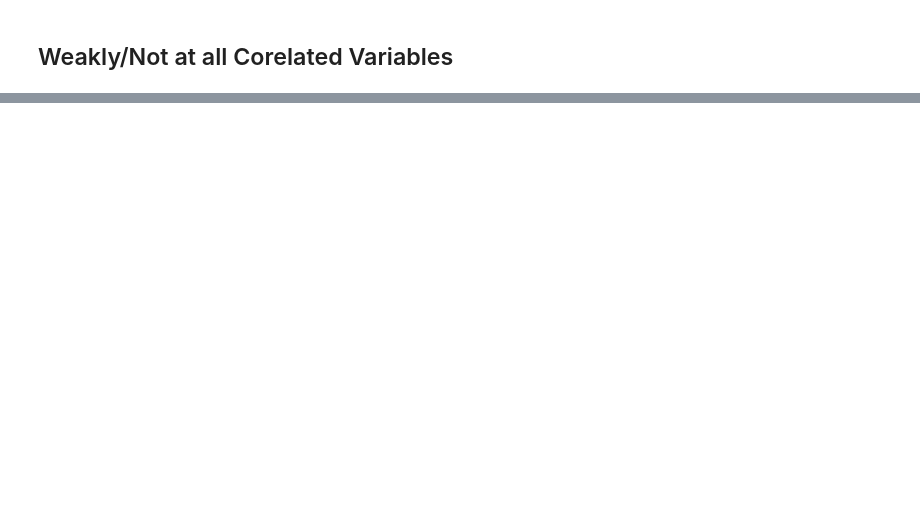
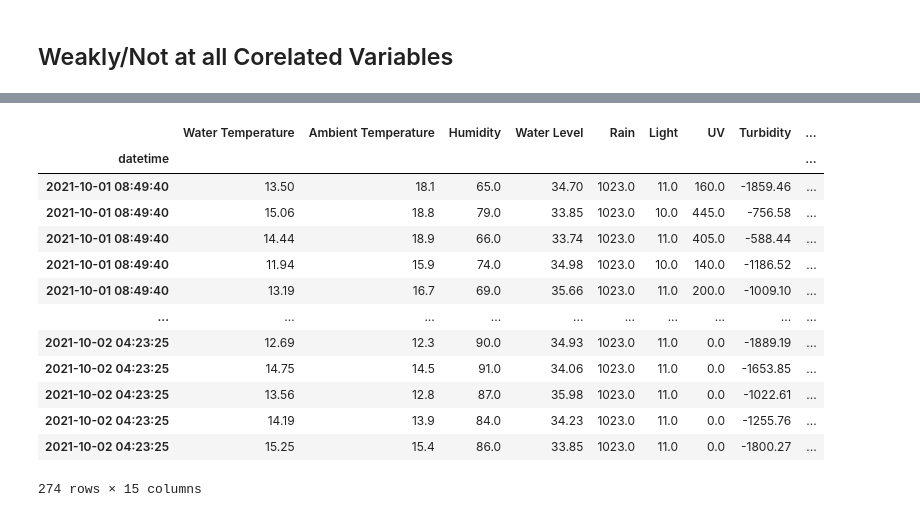
Before and after one commit to open-pisciculture/pisciculture-db, a Jupyter notebook: data_analysis.ipynb, the cells around one changed output, grey strips where cells are left out. Cells and saved outputs as stored; diff of their text form; code cells hidden in the pictures; blank space fills up the shorter version.

Commit message:
Added Data from 3/Nov/2021

```diff
--- a/data_analysis.ipynb
+++ b/data_analysis.ipynb
@@ -65,0 +87,8 @@ scatter.set_xlim(left=25, right=40)
+# %%
+video_df = pd.read_csv('video_data_firstTry.csv')
+video_df["datetime"] = pd.to_datetime(video_df["timestamp"])
+del video_df["timestamp"]
+video_df["approx datetime"] = video_df["datetime"].round('5min') # redondeamos a los 5 mins más cercanos (frec. de los videos)
+# video_df = video_df.set_index('datetime')
+
+# video_df = video_df.sort_index()
@@ -65,0 +115,18 @@ scatter.set_xlim(left=25, right=40)
+# %%
+merged_df = pd.merge(df, video_df, how='inner', left_index=True, right_index=True)
+merged_df
+# %% [output]
+|  | Water Temperature | Ambient Temperature | Humidity | Water Level | Rain | Light | UV | Turbidity | ... |
+| datetime |  |  |  |  |  |  |  |  | ... |
+| 2021-10-01 08:49:40 | 13.50 | 18.1 | 65.0 | 34.70 | 1023.0 | 11.0 | 160.0 | -1859.46 | ... |
+| 2021-10-01 08:49:40 | 15.06 | 18.8 | 79.0 | 33.85 | 1023.0 | 10.0 | 445.0 | -756.58 | ... |
+| 2021-10-01 08:49:40 | 14.44 | 18.9 | 66.0 | 33.74 | 1023.0 | 11.0 | 405.0 | -588.44 | ... |
+| 2021-10-01 08:49:40 | 11.94 | 15.9 | 74.0 | 34.98 | 1023.0 | 10.0 | 140.0 | -1186.52 | ... |
+| 2021-10-01 08:49:40 | 13.19 | 16.7 | 69.0 | 35.66 | 1023.0 | 11.0 | 200.0 | -1009.10 | ... |
+| ... | ... | ... | ... | ... | ... | ... | ... | ... | ... |
+| 2021-10-02 04:23:25 | 12.69 | 12.3 | 90.0 | 34.93 | 1023.0 | 11.0 | 0.0 | -1889.19 | ... |
+| 2021-10-02 04:23:25 | 14.75 | 14.5 | 91.0 | 34.06 | 1023.0 | 11.0 | 0.0 | -1653.85 | ... |
+| 2021-10-02 04:23:25 | 13.56 | 12.8 | 87.0 | 35.98 | 1023.0 | 11.0 | 0.0 | -1022.61 | ... |
+| 2021-10-02 04:23:25 | 14.19 | 13.9 | 84.0 | 34.23 | 1023.0 | 11.0 | 0.0 | -1255.76 | ... |
+| 2021-10-02 04:23:25 | 15.25 | 15.4 | 86.0 | 33.85 | 1023.0 | 11.0 | 0.0 | -1800.27 | ... |
+274 rows × 15 columns
```
Also changed, not shown: parts of 10 cells of this notebook, 6 other files.
